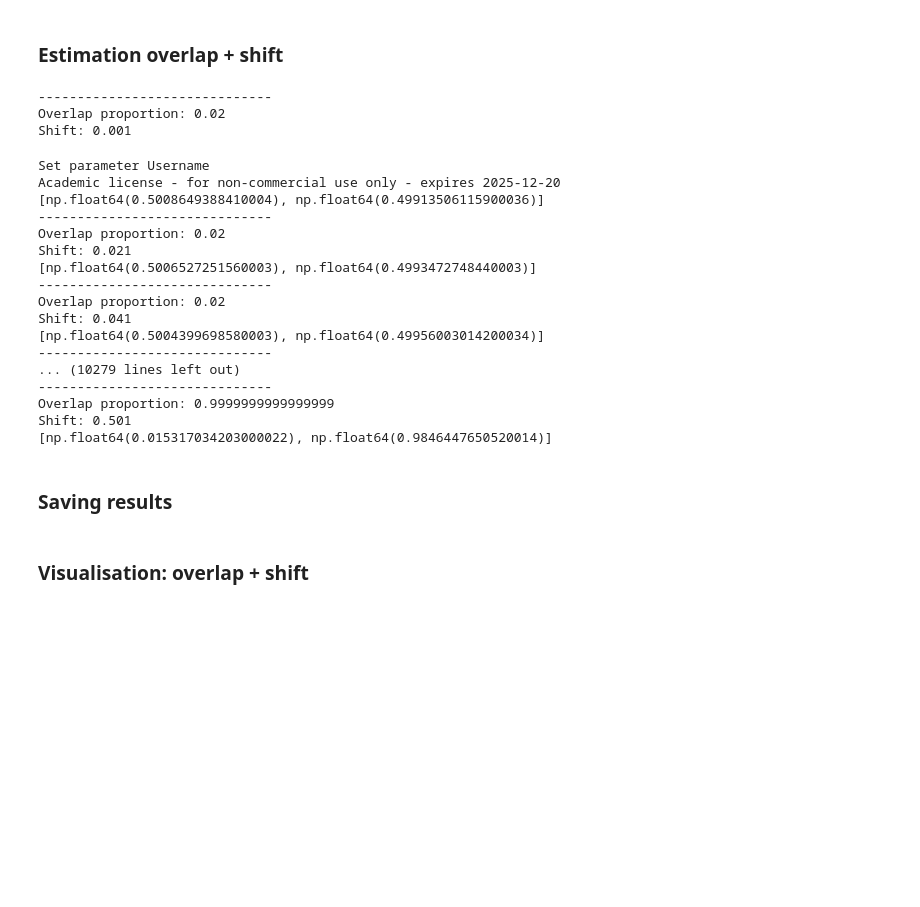
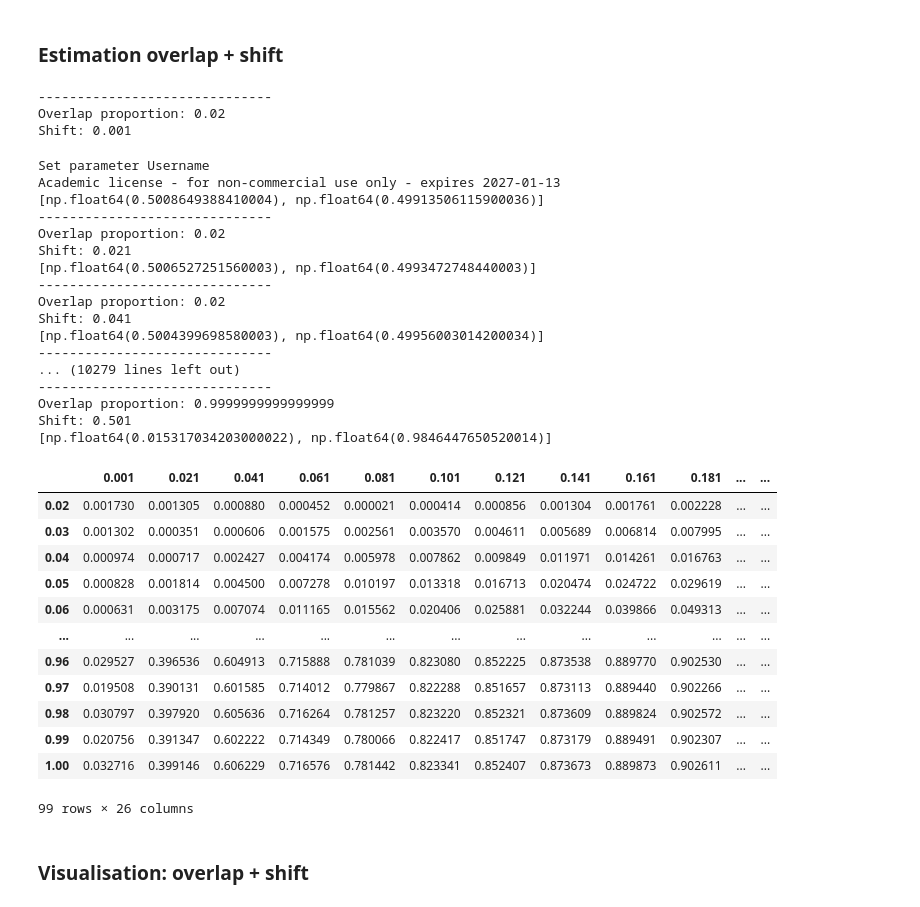
Before and after one commit to BDomzal/magnetstein_x_chemical_reactions, a Jupyter notebook: notebooks/additional_analysis/additional_analysis_overlapping_simulation.ipynb, the cells around one changed output. Drawn from its saved outputs; the diff is of its cells as text; code cells hidden in the pictures; blank space fills up the shorter version.

Commit message:
Cleaned code: additional analysis overlapping simulations

```diff
--- a/notebooks/additional_analysis/additional_analysis_overlapping_simulation.ipynb
+++ b/notebooks/additional_analysis/additional_analysis_overlapping_simulation.ipynb
@@ -144,64 +109,39 @@ abs_error_df = pd.DataFrame(index=overlap_proportion, columns=shift)
 # %%
-for op in overlap_proportion:
-    for sh in shift:
-        print('------------------------------')
-        print('Overlap proportion: ' + str(op))
-        print('Shift: ' + str(sh))
-
-        #Creating components
-        first_peak = cauchy.pdf(np.array(chemical_shift_axis),
-                                        loc = first_peak_position,
-                                        scale = scale)
-        small_peak = cauchy.pdf(np.array(chemical_shift_axis),
-                                        loc = small_peak_position,
-                                        scale = scale)
-
-        component_0 = add_in_proportion(first_peak, small_peak, chemical_shift_axis, small_peak_proportion)
-
-        second_peak_position, component_1 = create_second_peak(op, first_peak_position, scale, chemical_shift_axis)
-
-        #Creating mixture
-        mixture = create_mixture(component_0, component_1, ground_truth_proportions, sh)
-
-        #Cutting out library from the mixture
-        where_to_cut = (second_peak_position + first_peak_position)/2
-        component_0_confs = [(pos, intensity) for pos, intensity in mixture.confs if pos<where_to_cut]
-        component_1_confs = [(pos, intensity) for pos, intensity in mixture.confs if pos>where_to_cut]
-        component_0 = NMRSpectrum(confs = component_0_confs)
-        component_0.normalize()
-        component_1 = NMRSpectrum(confs = component_1_confs)
-        component_1.normalize()
-
-        #Estimation
-        estimation = estimate_proportions(mixture, [component_0, component_1], what_to_compare='area',
-                                      solver=pulp.GUROBI(msg=False),
-                                     #MTD=sh+shift_diff, MTD_th=sh+shift_diff)
-                                        MTD=0.25, MTD_th=0.22)
-
-        abs_err = sum([abs(el-gt) for el, gt in zip(estimation['proportions'], ground_truth_proportions)])
-        print(estimation['proportions'])
-
-        abs_error_df.loc[op, sh] = abs_err
+run_overlapping_simulations(overlap_proportion=overlap_proportion, shift=shift, chemical_shift_axis=chemical_shift_axis,
+                            first_peak_position=first_peak_position, small_peak_position=small_peak_position,
+                            small_peak_proportion=small_peak_proportion, scale=scale, shift_diff=shift_diff,
+                            ground_truth_proportions=ground_truth_proportions, results_path=ADDITIONAL_ANALYSIS_RESULTS_PATHS)
 # %% [output]
 ------------------------------
 Overlap proportion: 0.02
 Shift: 0.001
 Set parameter Username
-Academic license - for non-commercial use only - expires 2025-12-20
+Academic license - for non-commercial use only - expires 2027-01-13
 [np.float64(0.5008649388410004), np.float64(0.49913506115900036)]
 ------------------------------
 Overlap proportion: 0.02
 Shift: 0.021
 [np.float64(0.5006527251560003), np.float64(0.4993472748440003)]
 ------------------------------
 Overlap proportion: 0.02
 Shift: 0.041
 [np.float64(0.5004399698580003), np.float64(0.49956003014200034)]
 ------------------------------
 ... (10279 lines left out)
 ------------------------------
 Overlap proportion: 0.9999999999999999
 Shift: 0.501
 [np.float64(0.015317034203000022), np.float64(0.9846447650520014)]
+|  | 0.001 | 0.021 | 0.041 | 0.061 | 0.081 | 0.101 | 0.121 | 0.141 | 0.161 | 0.181 | ... | ... |
+| 0.02 | 0.001730 | 0.001305 | 0.000880 | 0.000452 | 0.000021 | 0.000414 | 0.000856 | 0.001304 | 0.001761 | 0.002228 | ... | ... |
+| 0.03 | 0.001302 | 0.000351 | 0.000606 | 0.001575 | 0.002561 | 0.003570 | 0.004611 | 0.005689 | 0.006814 | 0.007995 | ... | ... |
+| 0.04 | 0.000974 | 0.000717 | 0.002427 | 0.004174 | 0.005978 | 0.007862 | 0.009849 | 0.011971 | 0.014261 | 0.016763 | ... | ... |
+| 0.05 | 0.000828 | 0.001814 | 0.004500 | 0.007278 | 0.010197 | 0.013318 | 0.016713 | 0.020474 | 0.024722 | 0.029619 | ... | ... |
+| 0.06 | 0.000631 | 0.003175 | 0.007074 | 0.011165 | 0.015562 | 0.020406 | 0.025881 | 0.032244 | 0.039866 | 0.049313 | ... | ... |
+| ... | ... | ... | ... | ... | ... | ... | ... | ... | ... | ... | ... | ... |
+| 0.96 | 0.029527 | 0.396536 | 0.604913 | 0.715888 | 0.781039 | 0.823080 | 0.852225 | 0.873538 | 0.889770 | 0.902530 | ... | ... |
+| 0.97 | 0.019508 | 0.390131 | 0.601585 | 0.714012 | 0.779867 | 0.822288 | 0.851657 | 0.873113 | 0.889440 | 0.902266 | ... | ... |
+| 0.98 | 0.030797 | 0.397920 | 0.605636 | 0.716264 | 0.781257 | 0.823220 | 0.852321 | 0.873609 | 0.889824 | 0.902572 | ... | ... |
+| 0.99 | 0.020756 | 0.391347 | 0.602222 | 0.714349 | 0.780066 | 0.822417 | 0.851747 | 0.873179 | 0.889491 | 0.902307 | ... | ... |
+| 1.00 | 0.032716 | 0.399146 | 0.606229 | 0.716576 | 0.781442 | 0.823341 | 0.852407 | 0.873673 | 0.889873 | 0.902611 | ... | ... |
+99 rows × 26 columns
-# %% [markdown]
-### Saving results
```
Also changed, not shown: parts of 13 cells of this notebook, 2 other files.
